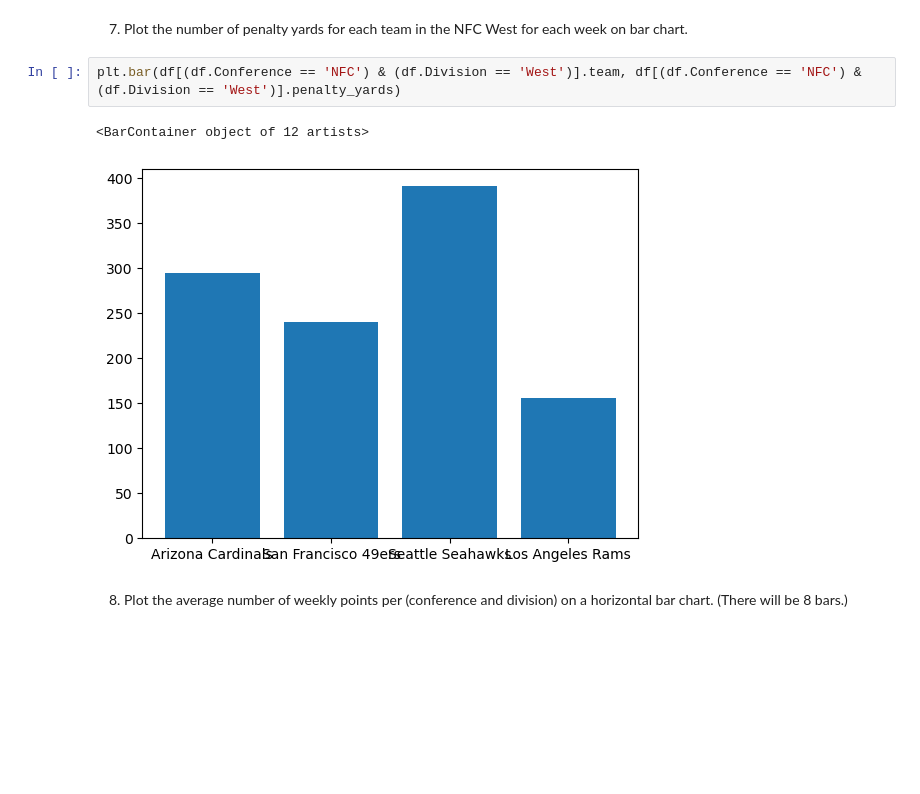
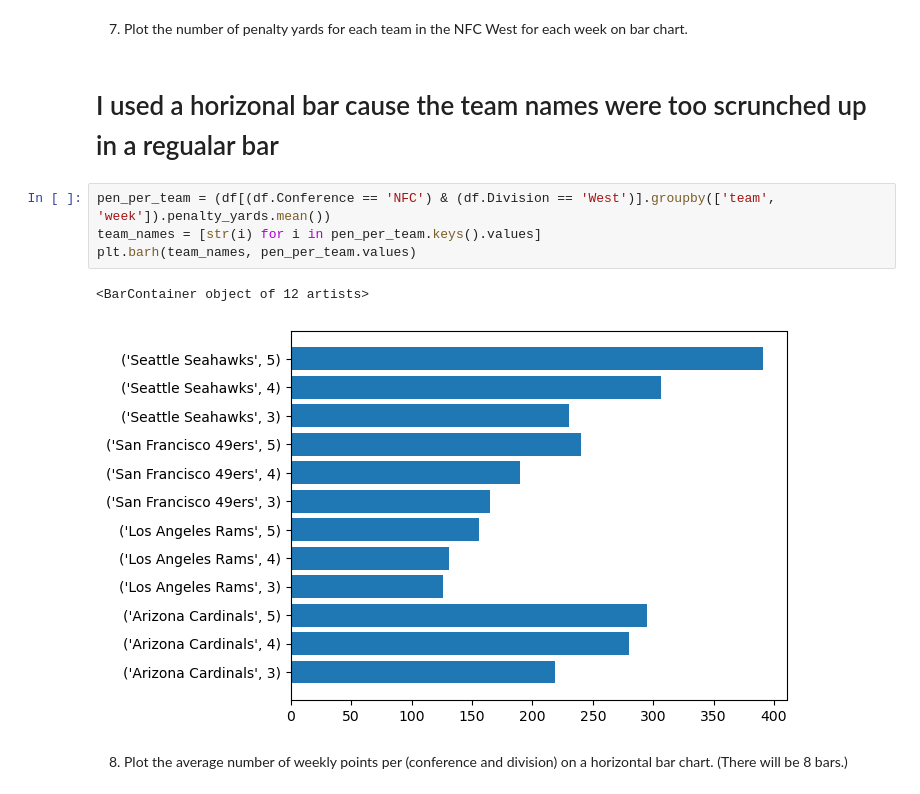
Before and after one commit to LouviersJ/cis277-fa22-Lab5, a Jupyter notebook: Lab5.ipynb, the cells around one changed output. Drawn from its saved outputs; the diff is of its cells as text; blank space fills up the shorter version.

```diff
--- a/Lab5.ipynb
+++ b/Lab5.ipynb
@@ -75,11 +75,15 @@ barplot = plt.bar(df.groupby('team').yards_per_play.mean(), df.groupby('team').p
 [figure]
 # %% [markdown]
 7. Plot the number of penalty yards for each team in the NFC West for each week on bar chart.
-# %%
-plt.bar(df[(df.Conference == 'NFC') & (df.Division == 'West')].team, df[(df.Conference == 'NFC') & (df.Division == 'West')].penalty_yards)
-# %% [output]
-<BarContainer object of 12 artists>
-[figure, removed]
+# %% [markdown]
+# I used a horizonal bar cause the team names were too scrunched up in a regualar bar
+# %%
+pen_per_team = (df[(df.Conference == 'NFC') & (df.Division == 'West')].groupby(['team', 'week']).penalty_yards.mean())
+team_names = [str(i) for i in pen_per_team.keys().values]
+plt.barh(team_names, pen_per_team.values)
+# %% [output]
+<BarContainer object of 12 artists>
+[figure, added]
 # %% [markdown]
 8. Plot the average number of weekly points per (conference and division) on a horizontal bar chart. (There will be 8 bars.)
 # %%
```
